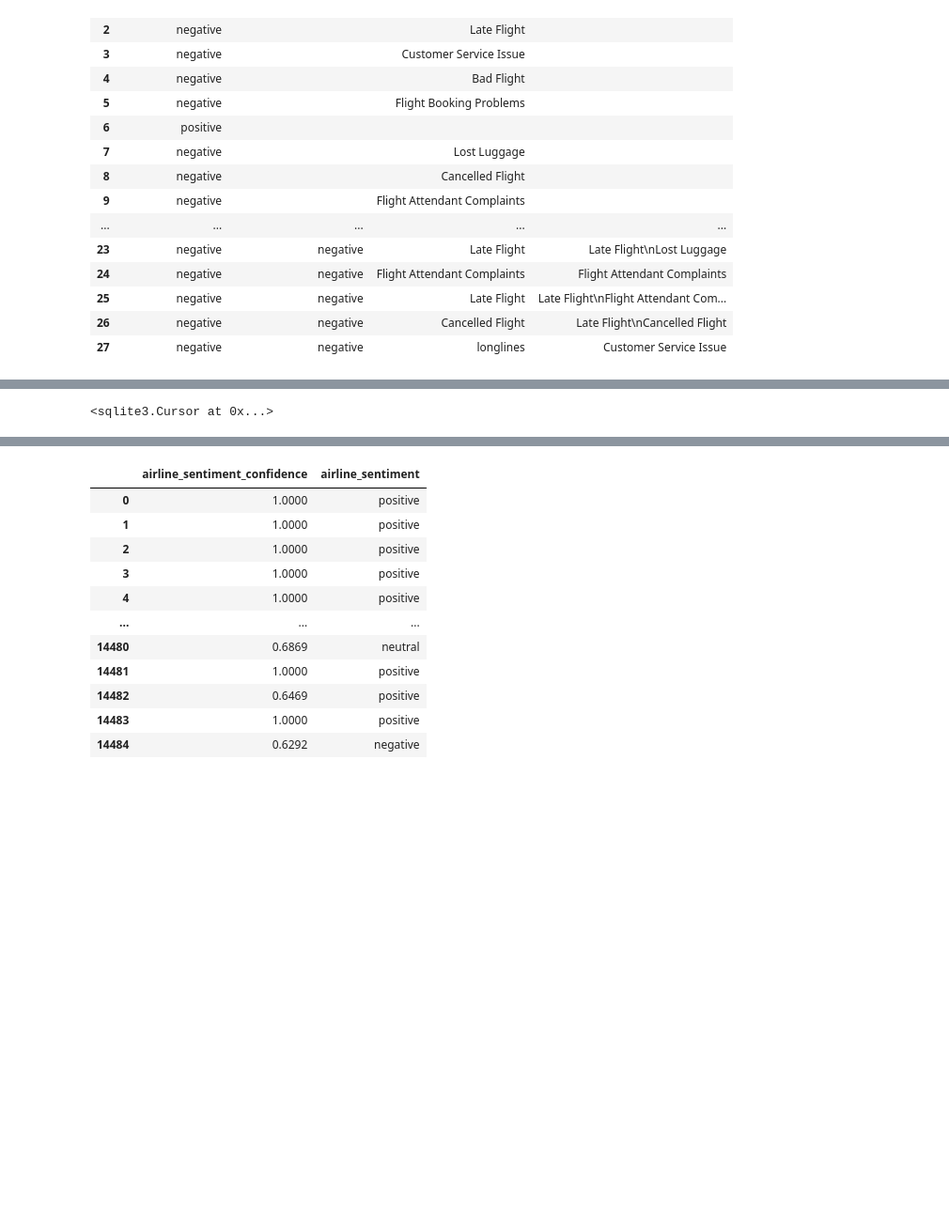
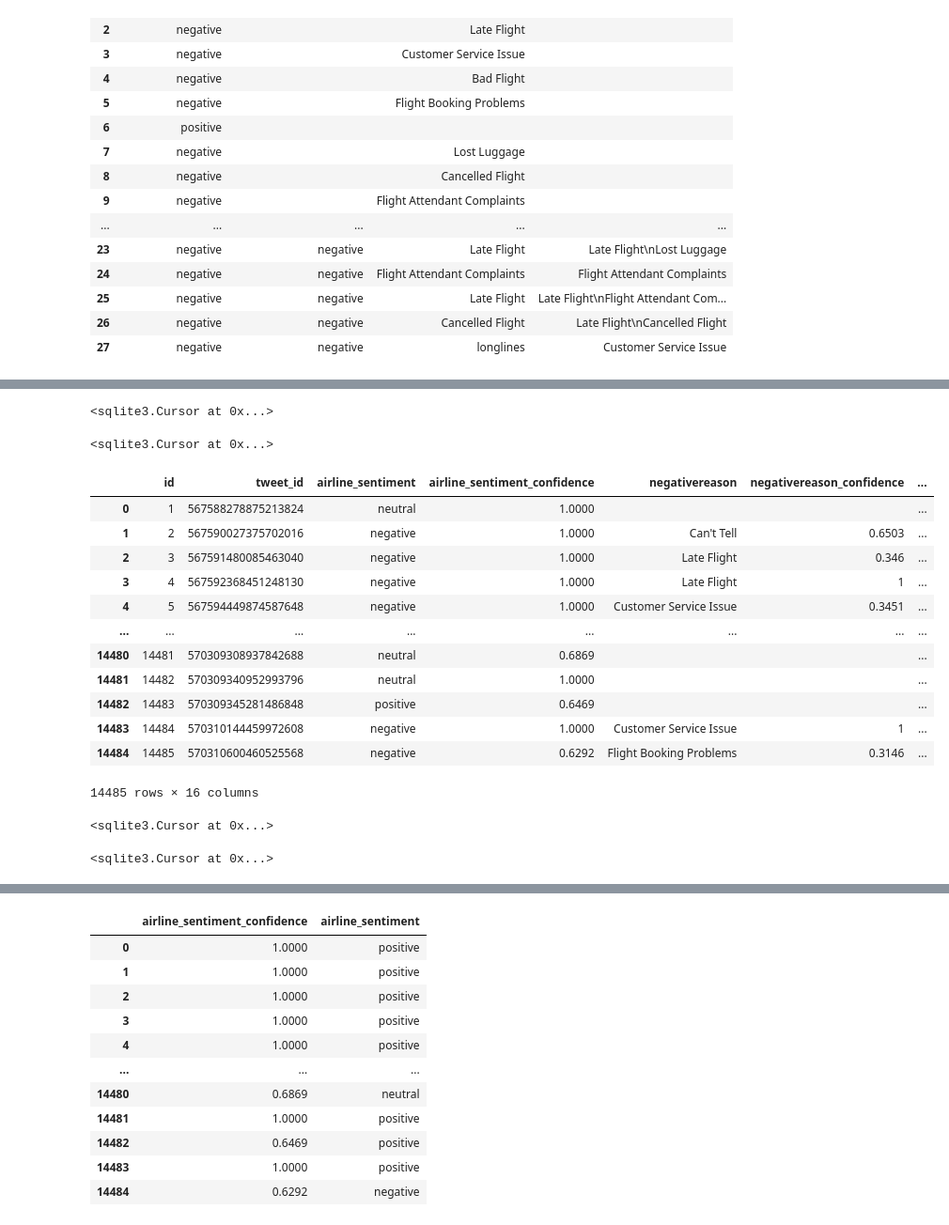
Before and after one commit to nsarmadian/Learning-SQLite-advanced-queries-Twitter-US-Airline-Sentiment, a Jupyter notebook: USA airlines sentiment tweets.ipynb, the cells around one changed output, grey strips where cells are left out. Shown: that part at 94% size. Saved outputs shown, nothing was run; the diff lists cells and outputs as text; code cells hidden in the pictures; blank space fills up the shorter version.

```diff
--- a/USA airlines sentiment tweets.ipynb
+++ b/USA airlines sentiment tweets.ipynb
@@ -122,3 +200,29 @@ c.execute("DROP TABLE IF EXISTS normalized_tweets;")
+# %%
+#create table:
+c.execute("""CREATE TABLE normalized_tweets(id INTEGER PRIMARY KEY,
+                tweet_id INTEGER,
+                airline_sentiment TEXT, airline_sentiment_confidence NUMERIC,
+                negativereason TEXT, negativereason_confidence NUMERIC,airline TEXT,
+                airline_sentiment_gold TEXT,name TEXT,negativereason_gold TEXT,
+                retweet_count INTEGER,text TEXT,tweet_coord TEXT,
+                tweet_created TEXT,tweet_location TEXT,user_timezone TEXT);""")
+# %% [output]
+<sqlite3.Cursor at 0x...>
+# %%
+#bring all data that we want from old table to new table
+c.execute("""insert into normalized_tweets(tweet_id,
+                airline_sentiment, airline_sentiment_confidence,
+                negativereason, negativereason_confidence,airline,
+                name, retweet_count,text,tweet_coord,
+                tweet_created,tweet_location,user_timezone)
+                SELECT tweet_id, airline_sentiment,
+                airline_sentiment_confidence,
+                negativereason, negativereason_confidence,airline,
+                name, retweet_count,text,tweet_coord,
+                tweet_created,tweet_location,user_timezone
+                FROM Tweets;""")
+# %% [output]
+<sqlite3.Cursor at 0x...>
 # %%
 #In order to make fundamental changes on the table, we Create a new table,
 #bring all data from old table to this table, make fundamental changes on new table
@@ -141,18 +232,30 @@ pd.read_sql("""CREATE TABLE IF NOT EXISTS normalized_tweets(tweet_id INTEGER,
-# %%
-#b. bring all data that we want from old table to new table
-c.execute("""insert into normalized_tweets(tweet_id,
-                airline_sentiment, airline_sentiment_confidence,
-                negativereason, negativereason_confidence,airline,
-                name, retweet_count,text,tweet_coord,
-                tweet_created,tweet_location,user_timezone)
-                SELECT tweet_id, airline_sentiment,
-                airline_sentiment_confidence,
-                negativereason, negativereason_confidence,airline,
-                name, retweet_count,text,tweet_coord,
-                tweet_created,tweet_location,user_timezone
-                FROM Tweets;""")
-# %% [output]
-<sqlite3.Cursor at 0x...>
+# %%
+pd.read_sql("SELECT * FROM normalized_tweets;",conn)
+# %% [output]
+|  | id | tweet_id | airline_sentiment | airline_sentiment_confidence | negativereason | negativereason_confidence | ... |
+| 0 | 1 | 567588278875213824 | neutral | 1.0000 |  |  | ... |
+| 1 | 2 | 567590027375702016 | negative | 1.0000 | Can't Tell | 0.6503 | ... |
+| 2 | 3 | 567591480085463040 | negative | 1.0000 | Late Flight | 0.346 | ... |
+| 3 | 4 | 567592368451248130 | negative | 1.0000 | Late Flight | 1 | ... |
+| 4 | 5 | 567594449874587648 | negative | 1.0000 | Customer Service Issue | 0.3451 | ... |
+| ... | ... | ... | ... | ... | ... | ... | ... |
+| 14480 | 14481 | 570309308937842688 | neutral | 0.6869 |  |  | ... |
+| 14481 | 14482 | 570309340952993796 | neutral | 1.0000 |  |  | ... |
+| 14482 | 14483 | 570309345281486848 | positive | 0.6469 |  |  | ... |
+| 14483 | 14484 | 570310144459972608 | negative | 1.0000 | Customer Service Issue | 1 | ... |
+| 14484 | 14485 | 570310600460525568 | negative | 0.6292 | Flight Booking Problems | 0.3146 | ... |
+14485 rows × 16 columns
+# %%
+#add new column to the table
+c.execute("ALTER TABLE normalized_tweets ADD COLUMN new_col;")
+# %% [output]
+<sqlite3.Cursor at 0x...>
+# %%
+c.execute("""UPDATE normalized_tweets
+            SET (new_col) = (SELECT tweets1.text FROM tweets1
+            WHERE normalized_tweets.id = tweets1.id);""")
+# %% [output]
+<sqlite3.Cursor at 0x...>
 # %%
 #check the new table
 pd.read_sql("SELECT * FROM normalized_tweets;",conn)
```
Also changed, not shown: parts of 18 cells of this notebook.
